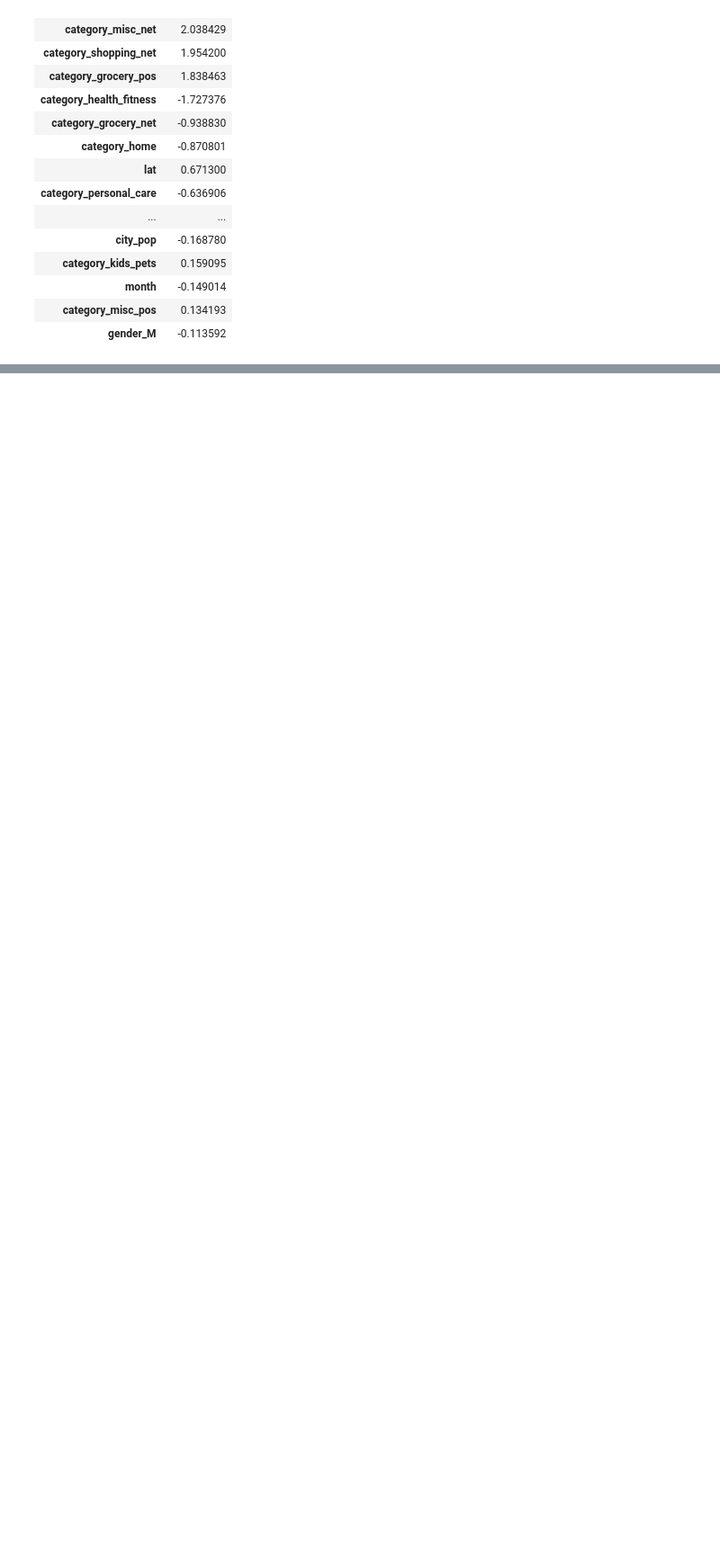
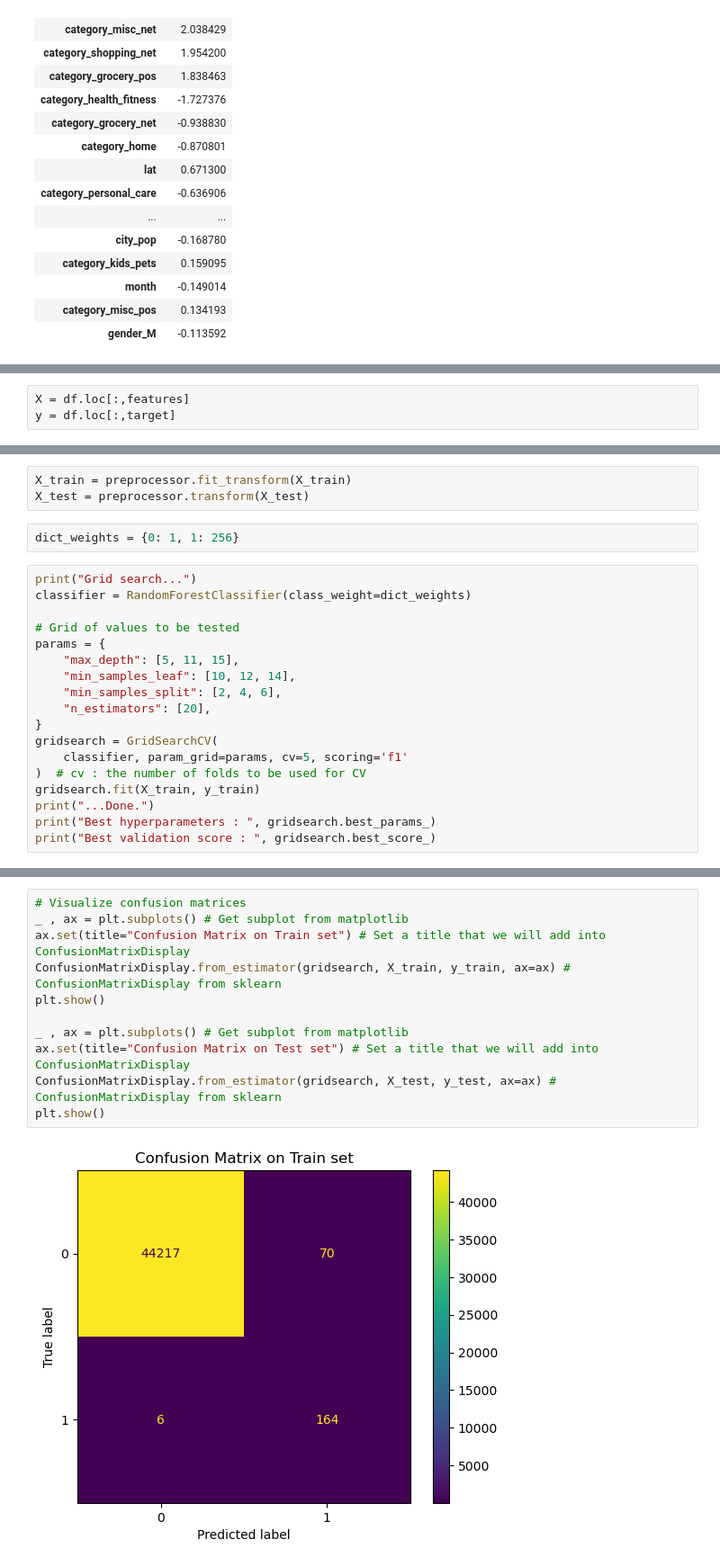
Before and after one commit to PierreSchickele/CC_Fraud_Prediction_ProjetFinal, a Jupyter notebook: Credit_Card_Fraud.ipynb, the cells around one changed output, grey strips where cells are left out. Shown at 90% size. Cells and saved outputs as stored; diff of their text form; blank space fills up the shorter version.

```diff
--- a/Credit_Card_Fraud.ipynb
+++ b/Credit_Card_Fraud.ipynb
@@ -621,0 +605,3 @@ plt.show()
+# %%
+X = df.loc[:,features]
+y = df.loc[:,target]
@@ -621,0 +624,23 @@ plt.show()
+# %%
+X_train = preprocessor.fit_transform(X_train)
+X_test = preprocessor.transform(X_test)
+# %%
+dict_weights = {0: 1, 1: 256}
+# %%
+print("Grid search...")
+classifier = RandomForestClassifier(class_weight=dict_weights)
+
+# Grid of values to be tested
+params = {
+    "max_depth": [5, 11, 15],
+    "min_samples_leaf": [10, 12, 14],
+    "min_samples_split": [2, 4, 6],
+    "n_estimators": [20],
+}
+gridsearch = GridSearchCV(
+    classifier, param_grid=params, cv=5, scoring='f1'
+)  # cv : the number of folds to be used for CV
+gridsearch.fit(X_train, y_train)
+print("...Done.")
+print("Best hyperparameters : ", gridsearch.best_params_)
+print("Best validation score : ", gridsearch.best_score_)
@@ -621,0 +676,13 @@ plt.show()
+# %%
+# Visualize confusion matrices
+_ , ax = plt.subplots() # Get subplot from matplotlib
+ax.set(title="Confusion Matrix on Train set") # Set a title that we will add into ConfusionMatrixDisplay
+ConfusionMatrixDisplay.from_estimator(gridsearch, X_train, y_train, ax=ax) # ConfusionMatrixDisplay from sklearn
+plt.show()
+
+_ , ax = plt.subplots() # Get subplot from matplotlib
+ax.set(title="Confusion Matrix on Test set") # Set a title that we will add into ConfusionMatrixDisplay
+ConfusionMatrixDisplay.from_estimator(gridsearch, X_test, y_test, ax=ax) # ConfusionMatrixDisplay from sklearn
+plt.show()
+# %% [output]
+[figure, added]
```
Also changed, not shown: parts of 72 cells of this notebook.
